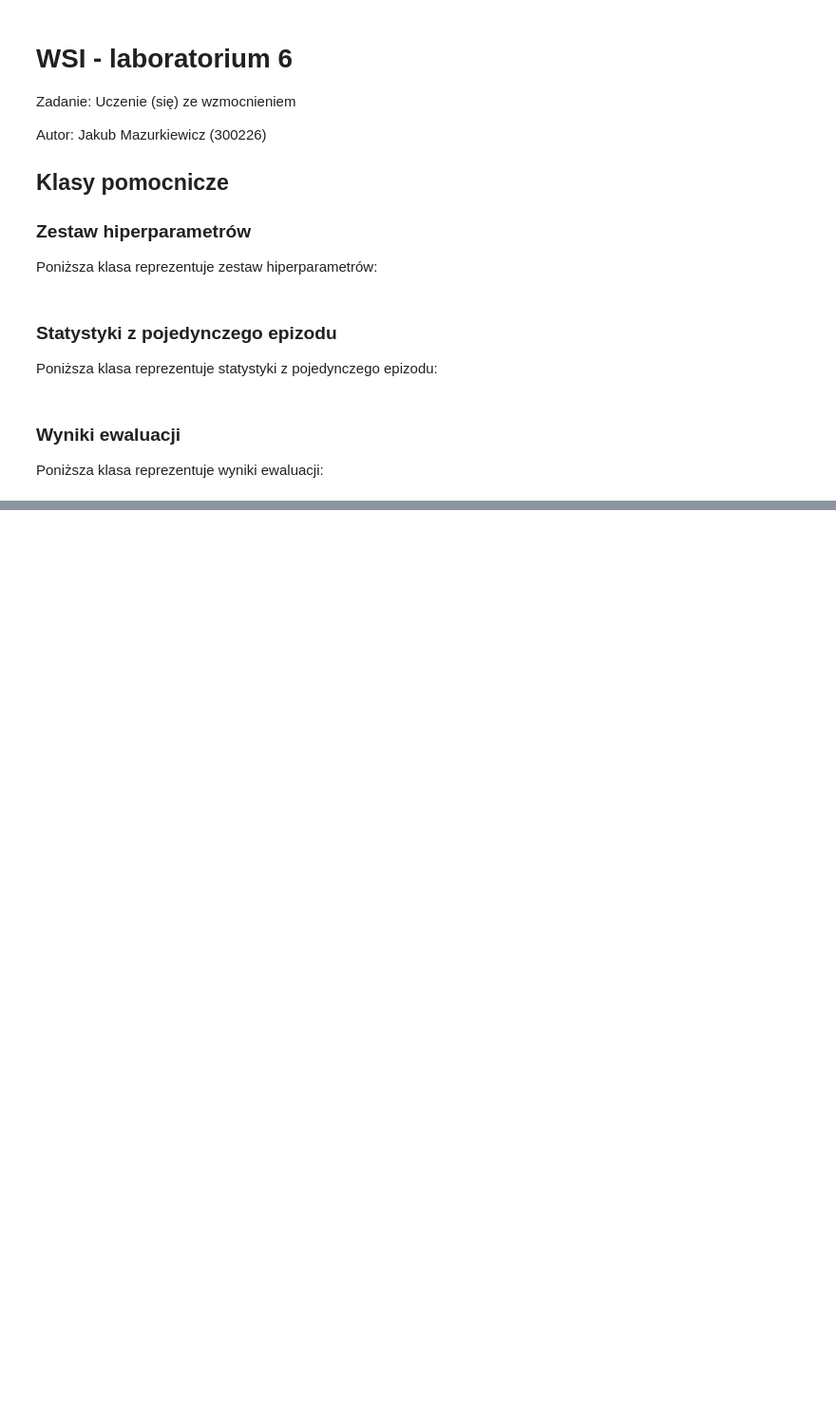
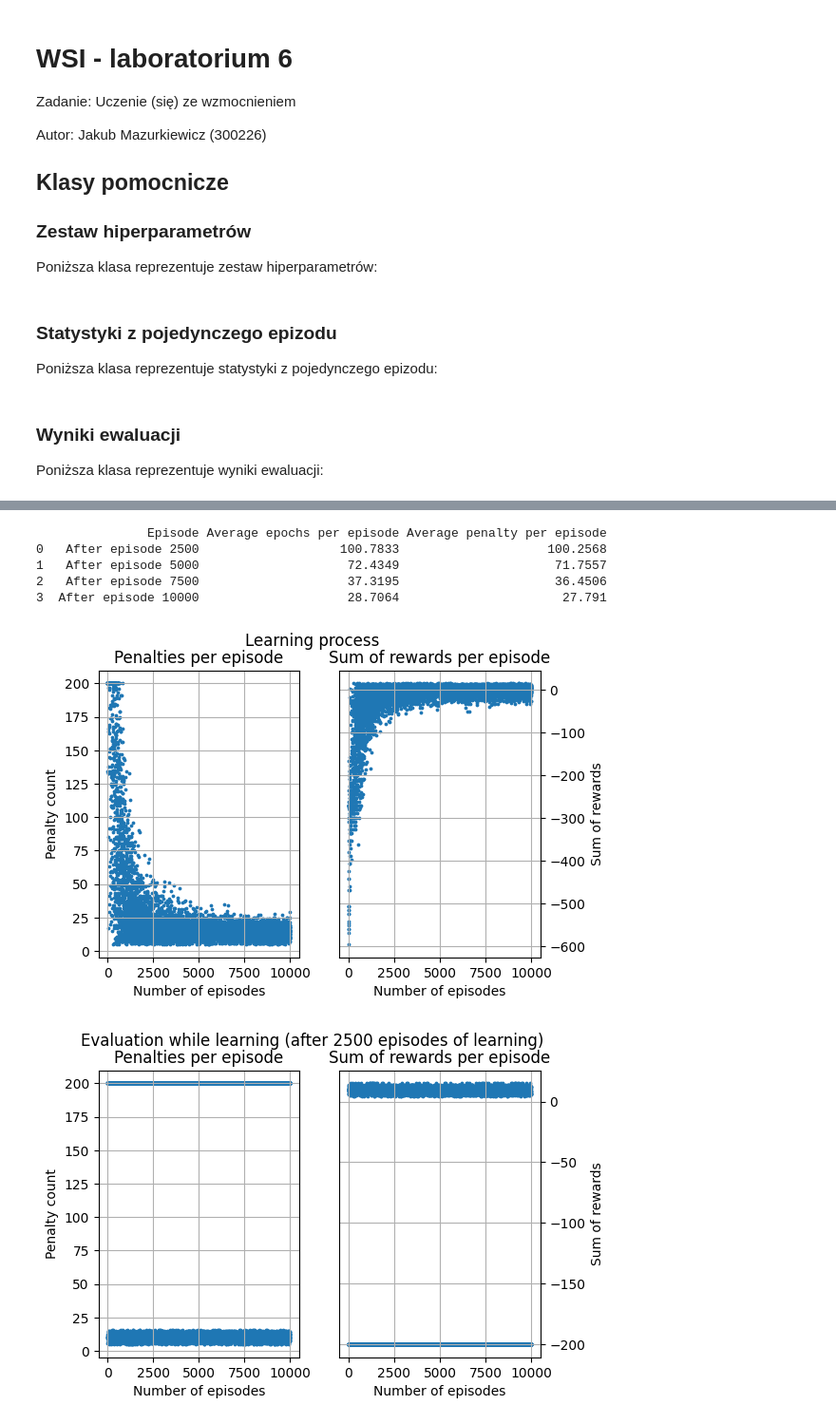
Before and after one commit to JMazurkiewicz/WSI-assignments, a Jupyter notebook: lab-6/documentation.ipynb, the cells around one changed output, grey strips where cells are left out. Shown at 95% size. Cells and saved outputs as stored; diff of their text form; code cells hidden in the pictures; blank space fills up the shorter version.

```diff
--- a/lab-6/documentation.ipynb
+++ b/lab-6/documentation.ipynb
@@ -77,0 +259,10 @@ from gym import Env
+# %%
+experiment(learning_rate=0.1, discount_factor=0.6, epsilon=0.1, episodes=10000)
+# %% [output]
+               Episode Average epochs per episode Average penalty per episode
+0   After episode 2500                   100.7833                    100.2568
+1   After episode 5000                    72.4349                     71.7557
+2   After episode 7500                    37.3195                     36.4506
+3  After episode 10000                    28.7064                      27.791
+[figure, added]
+[figure, added]
```
Also changed, not shown: parts of 22 cells of this notebook, 4 other files.
